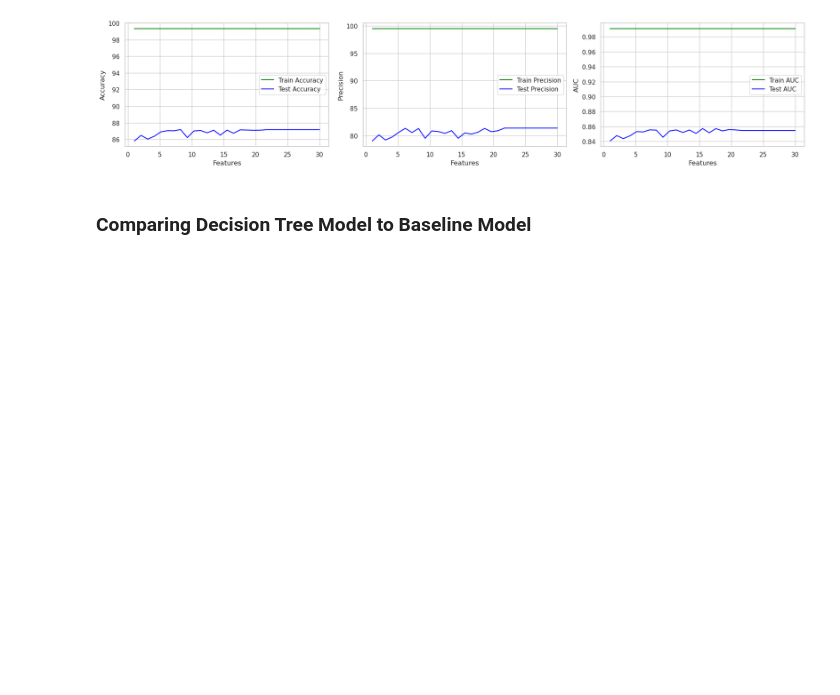
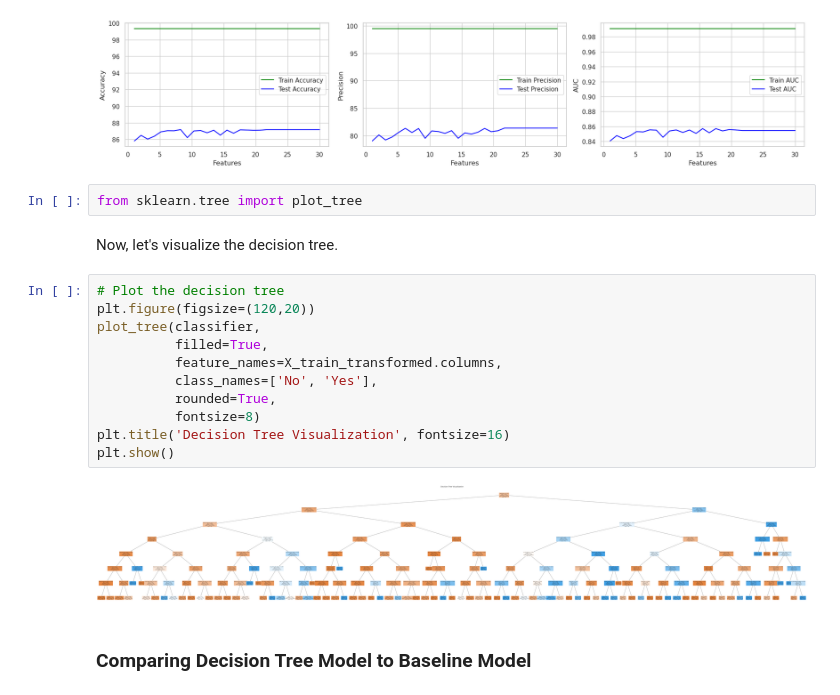
Before and after one commit to kev065/hotel-booking-cancellation-prediction, a Jupyter notebook: index.ipynb, the cells around one changed output. Drawn from its saved outputs; the diff is of its cells as text; blank space fills up the shorter version.

Commit message:
Plot the decision tree

```diff
--- a/index.ipynb
+++ b/index.ipynb
@@ -889,6 +889,23 @@ plt.tight_layout()
 plt.show()
 # %% [output]
 [figure]
+# %%
+from sklearn.tree import plot_tree
+# %% [markdown]
+Now, let's visualize the decision tree.
+# %%
+# Plot the decision tree
+plt.figure(figsize=(120,20))
+plot_tree(classifier,
+          filled=True,
+          feature_names=X_train_transformed.columns,
+          class_names=['No', 'Yes'],
+          rounded=True,
+          fontsize=8)
+plt.title('Decision Tree Visualization', fontsize=16)
+plt.show()
+# %% [output]
+[figure, added]
 # %% [markdown]
 ### Comparing Decision Tree Model to Baseline Model
 # %% [markdown]
```
